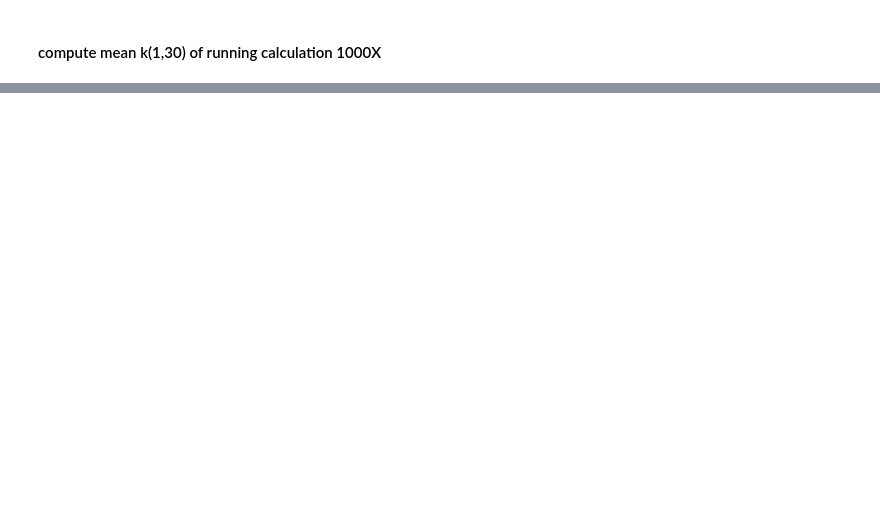
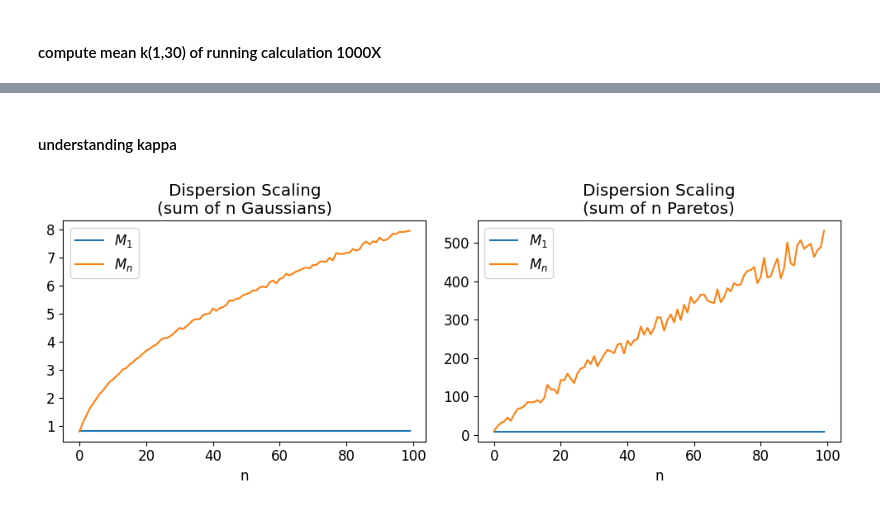
Before and after one commit to ShawhinT/YouTube-Blog, a Jupyter notebook: power-laws/3-quantifying-fat-tails/quantifying-fat-tails.ipynb, the cells around one changed output, grey strips where cells are left out. Saved outputs shown, nothing was run; the diff lists cells and outputs as text; code cells hidden in the pictures; blank space fills up the shorter version.

```diff
--- a/power-laws/3-quantifying-fat-tails/quantifying-fat-tails.ipynb
+++ b/power-laws/3-quantifying-fat-tails/quantifying-fat-tails.ipynb
@@ -280,0 +284,49 @@ for filename in filename_list:
+# %% [markdown]
+#### understanding kappa
+# %%
+def kappa_debug(X,n):
+
+    S_1 = X
+    S_n = generate_n_sample(X,n)
+
+    M_1 = mean_abs_deviation(S_1)
+    M_n = mean_abs_deviation(S_n)
+
+    numerator = np.log(n)
+    denominator = np.log(M_n/M_1)
+    K_1n = 2 - (numerator/denominator)
+
+    return numerator, denominator, K_1n, M_1, M_n
+# %%
+# define artifical gaussian and pareto data
+X_list = [np.random.normal(0, 1, 10_000), (np.random.pareto(1.16, 10_000) + 1)]
+X_name_list = ["Gaussian", "Pareto"]
+# %%
+plt.figure(figsize=(10, 4))
+plt.rcParams.update({'font.size': 12})
+
+for j in range(len(X_list)):
+    num_values = 100
+    metric_array = np.zeros((num_values, 5))
+
+    for i in range(num_values):
+
+        numerator, denominator, K_1n, M_1, M_n = kappa_debug(X_list[j],i+1)
+
+        metric_array[i,0] = numerator
+        metric_array[i,1] = denominator
+        metric_array[i,2] = K_1n
+        metric_array[i,3] = M_1
+        metric_array[i,4] = M_n
+
+    label_list = ['$M_1$', '$M_n$']
+    plt.subplot(1,2,j+1)
+    plt.plot(metric_array[:,3:], label=label_list)
+    plt.legend()
+    plt.xlabel('n')
+    plt.title("Dispersion Scaling\n(sum of n " + X_name_list[j] + "s)")
+
+plt.tight_layout()
+plt.savefig("images/mn-m1_scaling_comparison.png")
+# %% [output]
+[figure, added]
```
Also changed, not shown: parts of 4 cells of this notebook, 4 other files.
